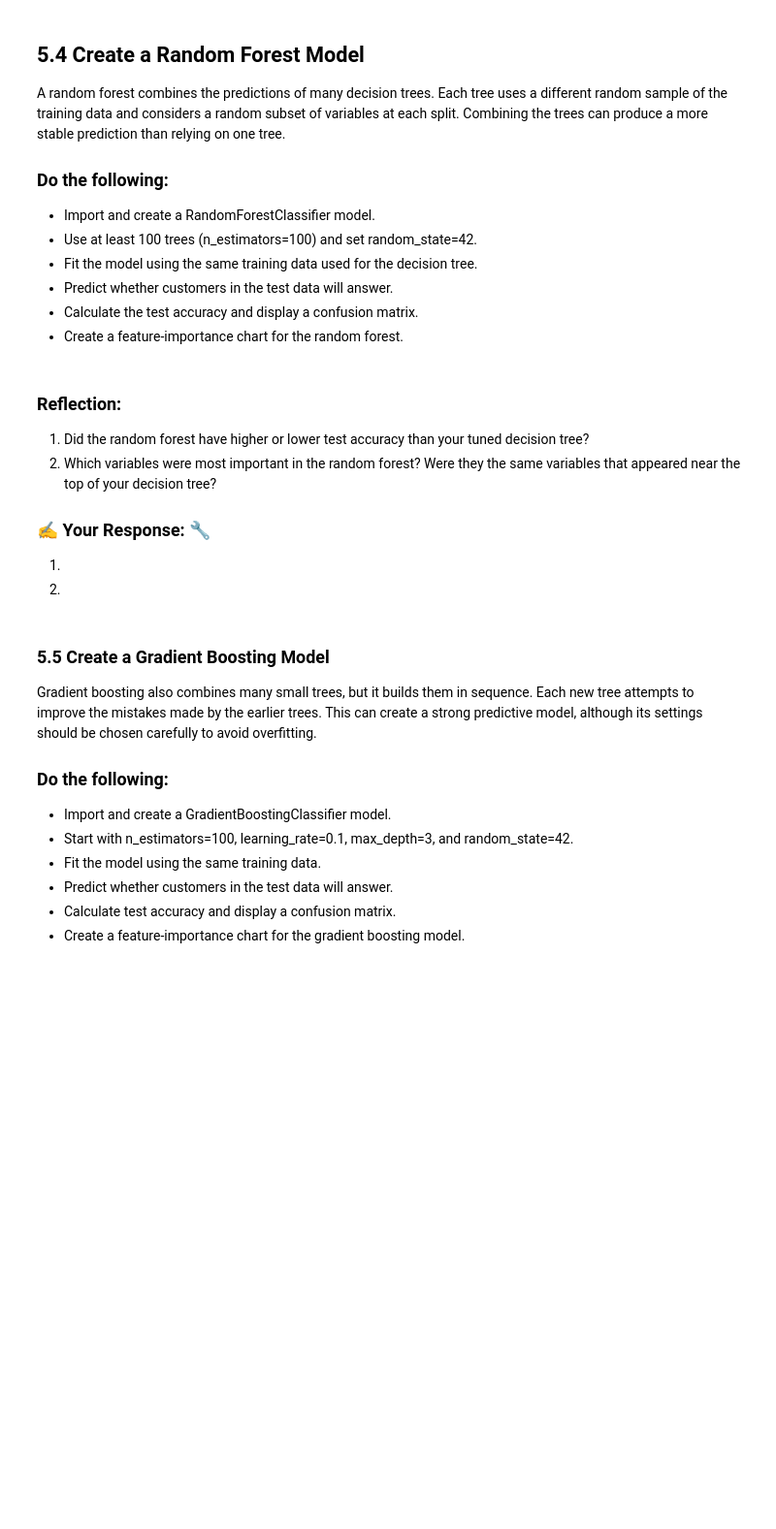
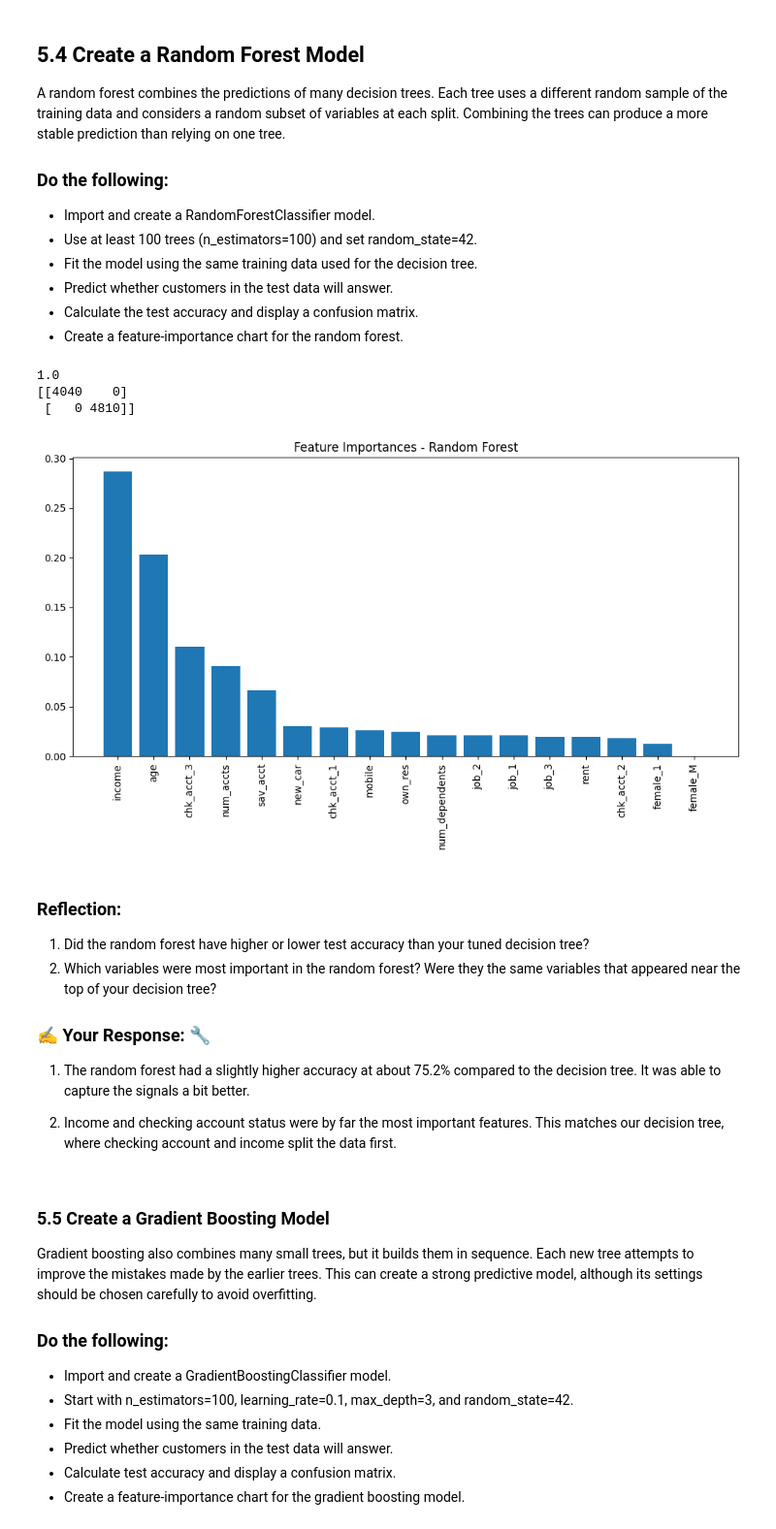
Before and after one commit to jsherwood2/IS-4487, a Jupyter notebook: Assignments/assignment_10_classification.ipynb, the cells around one changed output. Shown at 97% size. Saved outputs shown, nothing was run; the diff lists cells and outputs as text; code cells hidden in the pictures; blank space fills up the shorter version.

```diff
--- a/Assignments/assignment_10_classification.ipynb
+++ b/Assignments/assignment_10_classification.ipynb
@@ -420,0 +441,6 @@ Notes:
+# %%
+# Add code here 🔧
+tuned_dt = DecisionTreeClassifier(criterion='entropy', max_depth=6, min_samples_split=10, random_state=42)
+tuned_dt.fit(X_train, y_train)
+tuned_accuracy = accuracy_score(y_test, tuned_dt.predict(X_test))
+print(tuned_accuracy)
@@ -435,11 +461,34 @@ A random forest combines the predictions of many decision trees. Each tree uses
+# %%
+# Add code here 🔧
+rf_model = RandomForestClassifier(n_estimators=100, random_state=42)
+rf_model.fit(X_train, y_train)
+rf_pred = rf_model.predict(X_test)
+rf_accuracy = accuracy_score(y_test, rf_pred)
+rf_cm = confusion_matrix(y_test, rf_pred)
+print(rf_accuracy)
+print(rf_cm)
+importances = rf_model.feature_importances_
+indices = np.argsort(importances)[::-1]
+plt.figure(figsize=(10, 6))
+plt.title('Feature Importances - Random Forest')
+plt.bar(range(X.shape[1]), importances[indices], align='center')
+plt.xticks(range(X.shape[1]), X.columns[indices], rotation=90)
+plt.tight_layout()
+plt.show()
+# %% [output]
+1.0
+[[4040    0]
+ [   0 4810]]
+[figure, added]
 # %% [markdown]
 ### Reflection:
 1. Did the random forest have higher or lower test accuracy than your tuned decision tree?
 2. Which variables were most important in the random forest? Were they the same variables that appeared near the top of your decision tree?
 
 ### ✍️ Your Response: 🔧
-1.
-2.
+1. The random forest had a slightly higher accuracy at about 75.2% compared to the decision tree. It was able to capture the signals a bit better.
+
+2. Income and checking account status were by far the most important features. This matches our decision tree, where checking account and income split the data first.
 # %% [markdown]
 ### 5.5 Create a Gradient Boosting Model
 
```
Also changed, not shown: parts of 22 cells of this notebook.
